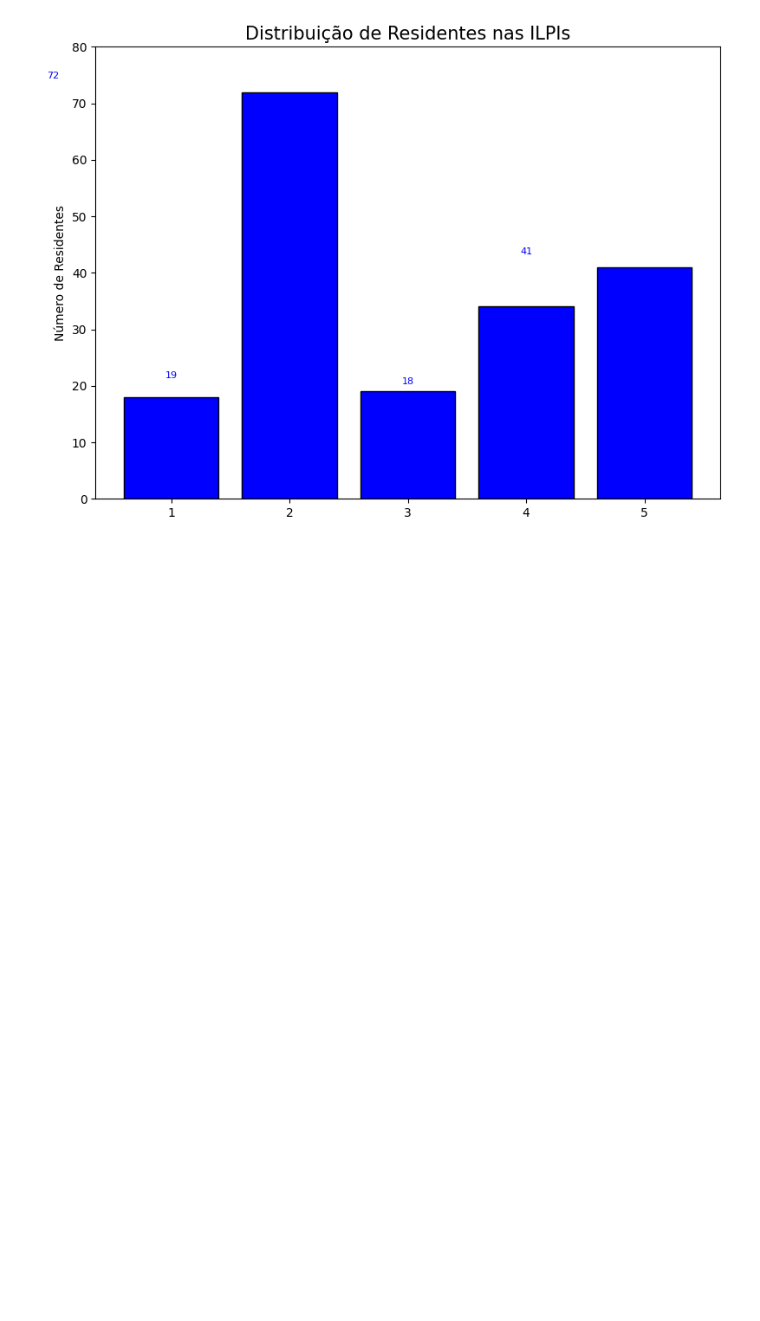
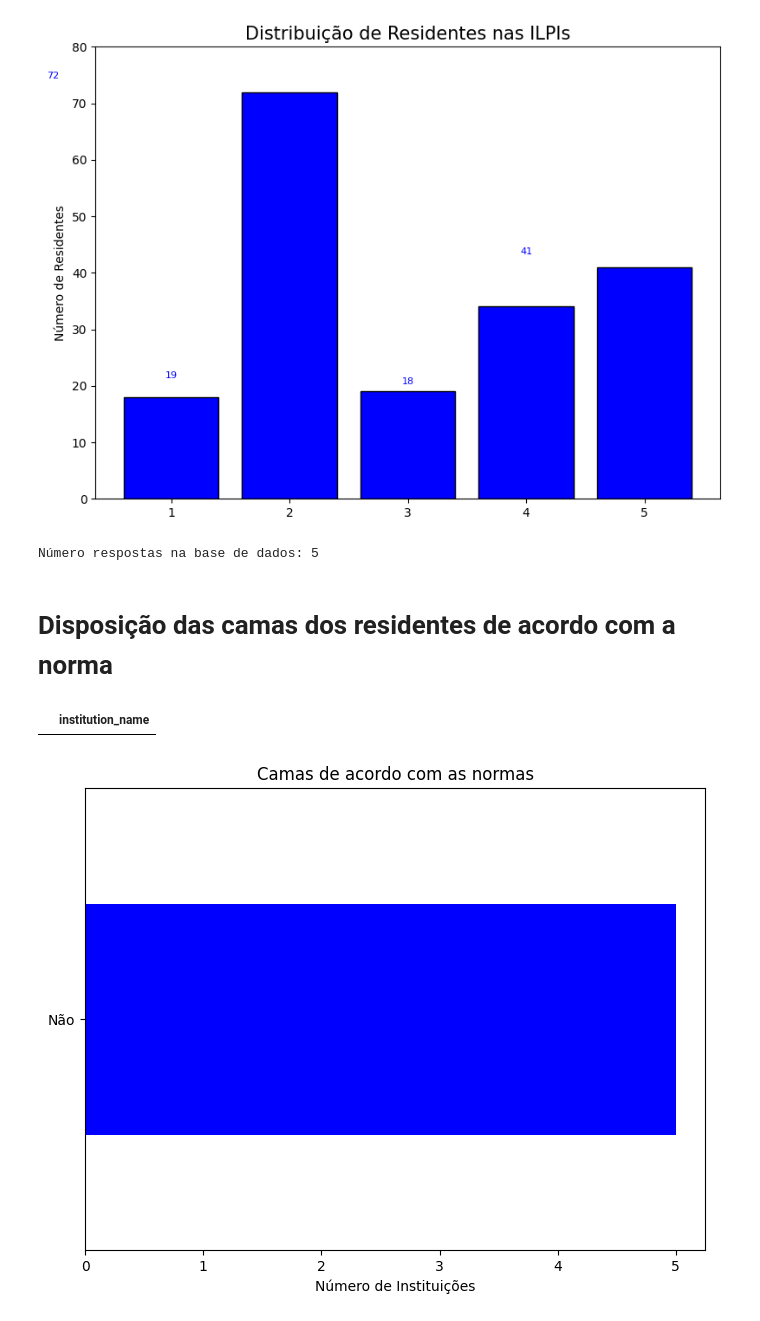
Before and after one commit to MJRSBR/VIDAEPAUTA, a Jupyter notebook: monitoramento_ILPI.ipynb, the cells around one changed output. Saved outputs shown, nothing was run; the diff lists cells and outputs as text; code cells hidden in the pictures; blank space fills up the shorter version.

Commit message:
feat: novos gráficos

```diff
--- a/monitoramento_ILPI.ipynb
+++ b/monitoramento_ILPI.ipynb
@@ -63,0 +68,16 @@ plt.show()
+# %%
+# Cria tabela (se não existir) e inserir os dados do DataFrame
+df.to_sql('research_data', conn, if_exists='replace', index=False)
+
+# Cria um objeto cursor
+cursor = conn.cursor()
+
+# Executa a query para gerar o número de respostas da
+cursor.execute("SELECT COUNT(*) FROM research_data")
+count = cursor.fetchone()[0]
+
+print(f"Número respostas na base de dados: {count}")
+# %% [output]
+Número respostas na base de dados: 5
+# %% [markdown]
+# Disposição das camas dos residentes de acordo com a norma
@@ -63,0 +91,34 @@ plt.show()
+# %%
+# Executar a query e carregar o resultado em um DataFrame
+df_bed = pd.read_sql_query(query_bed, conn)
+df_bed
+# %% [output]
+|  | institution_name |
+# %%
+# Gráfico Camas de acordo com norma
+
+# Ajusta o tamanho do gráfico (largura, altura)
+plt.figure(figsize=(8, 6))
+
+# Mapeando 1 e 2 para "Sim" e "Não"
+df_filtered = df['residents_bedroom'].map({1: 'Sim', 2: 'Não'})
+
+# Contando os valores
+counts = df_filtered.value_counts()
+
+# Criando o gráfico de barras horizontais
+counts.plot(kind='barh', color=['blue', 'orange'])
+
+# Garantir que o eixo X seja inteiro
+plt.gca().xaxis.set_major_locator(MaxNLocator(integer=True))
+
+# Adicionando título e rótulos
+plt.title('Camas de acordo com as normas')
+plt.xlabel('Número de Instituições')
+plt.ylabel('')
+
+# Exibindo o gráfico
+plt.savefig('camas_norma.png')
+plt.show()
+# %% [output]
+[figure, added]
```
Also changed, not shown: parts of 36 cells of this notebook, 4 other files.
